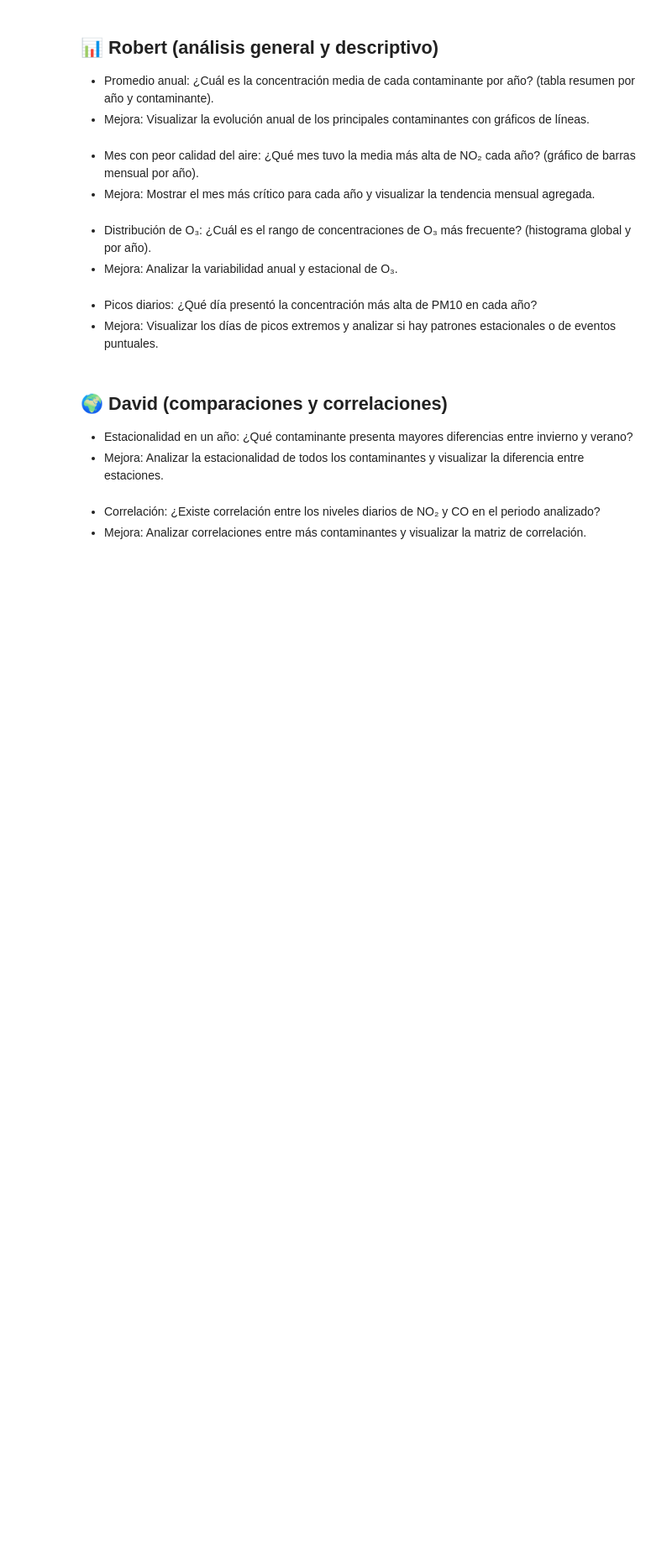
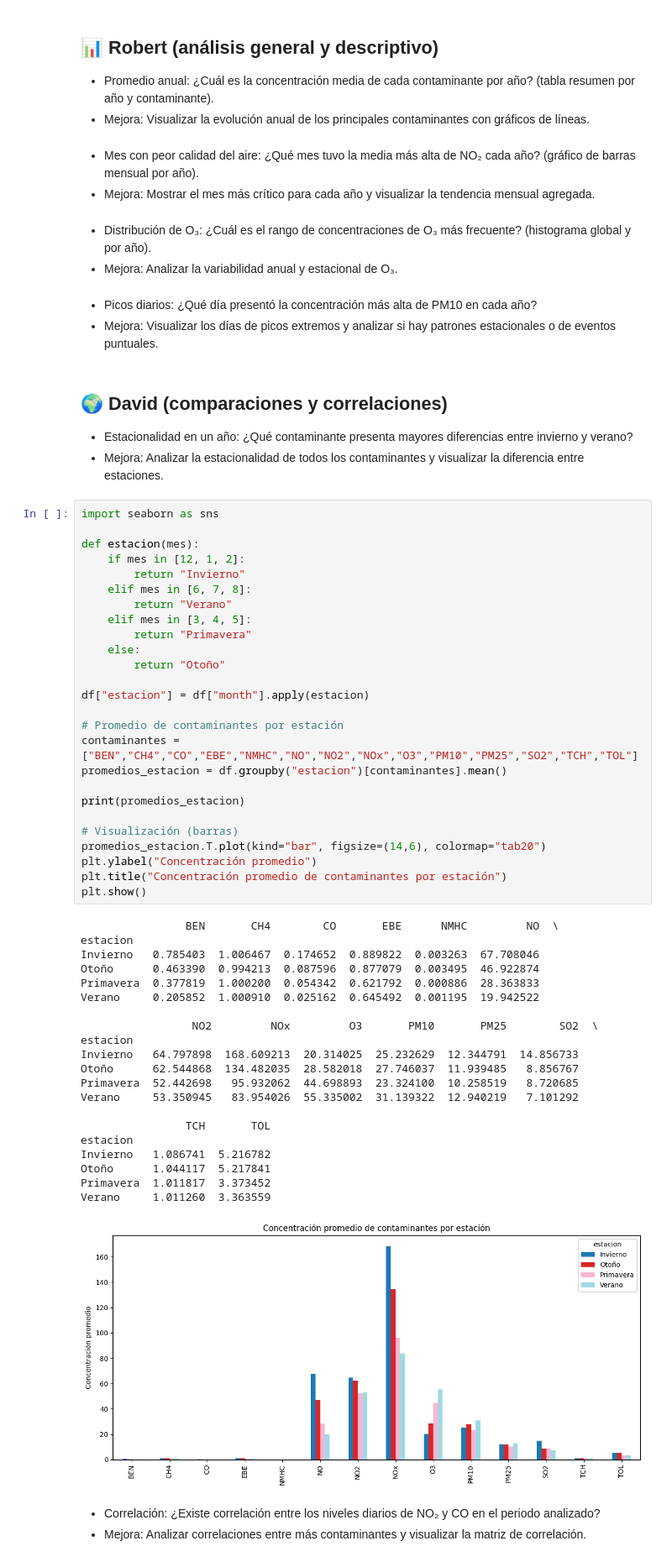
Before and after one commit to thisisrober/analisis-exploratorio-dataset-airquality-madrid, a Jupyter notebook: notebook.ipynb, the cells around one changed output. Shown at 84% size. Saved outputs shown, nothing was run; the diff lists cells and outputs as text; blank space fills up the shorter version.

```diff
--- a/notebook.ipynb
+++ b/notebook.ipynb
@@ -144,6 +144,54 @@ Analizamos si existen valores anómalos o fuera de rango en las variables (ej. c
 
 - Estacionalidad en un año: ¿Qué contaminante presenta mayores diferencias entre invierno y verano?
 - Mejora: Analizar la estacionalidad de todos los contaminantes y visualizar la diferencia entre estaciones.
+# %%
+import seaborn as sns
+
+def estacion(mes):
+    if mes in [12, 1, 2]:
+        return "Invierno"
+    elif mes in [6, 7, 8]:
+        return "Verano"
+    elif mes in [3, 4, 5]:
+        return "Primavera"
+    else:
+        return "Otoño"
+
+df["estacion"] = df["month"].apply(estacion)
+
+# Promedio de contaminantes por estación
+contaminantes = ["BEN","CH4","CO","EBE","NMHC","NO","NO2","NOx","O3","PM10","PM25","SO2","TCH","TOL"]
+promedios_estacion = df.groupby("estacion")[contaminantes].mean()
+
+print(promedios_estacion)
+
+# Visualización (barras)
+promedios_estacion.T.plot(kind="bar", figsize=(14,6), colormap="tab20")
+plt.ylabel("Concentración promedio")
+plt.title("Concentración promedio de contaminantes por estación")
+plt.show()
+# %% [output]
+                BEN       CH4        CO       EBE      NMHC         NO  \
+estacion
+Invierno   0.785403  1.006467  0.174652  0.889822  0.003263  67.708046
+Otoño      0.463390  0.994213  0.087596  0.877079  0.003495  46.922874
+Primavera  0.377819  1.000200  0.054342  0.621792  0.000886  28.363833
+Verano     0.205852  1.000910  0.025162  0.645492  0.001195  19.942522
+
+                 NO2         NOx         O3       PM10       PM25        SO2  \
+estacion
+Invierno   64.797898  168.609213  20.314025  25.232629  12.344791  14.856733
+Otoño      62.544868  134.482035  28.582018  27.746037  11.939485   8.856767
+Primavera  52.442698   95.932062  44.698893  23.324100  10.258519   8.720685
+Verano     53.350945   83.954026  55.335002  31.139322  12.940219   7.101292
+
+                TCH       TOL
+estacion
+Invierno   1.086741  5.216782
+Otoño      1.044117  5.217841
+Primavera  1.011817  3.373452
+Verano     1.011260  3.363559
+[figure, added]
 # %% [markdown]
 - Correlación: ¿Existe correlación entre los niveles diarios de NO₂ y CO en el periodo analizado?
 - Mejora: Analizar correlaciones entre más contaminantes y visualizar la matriz de correlación.
```
Also changed, not shown: parts of 8 cells of this notebook.
